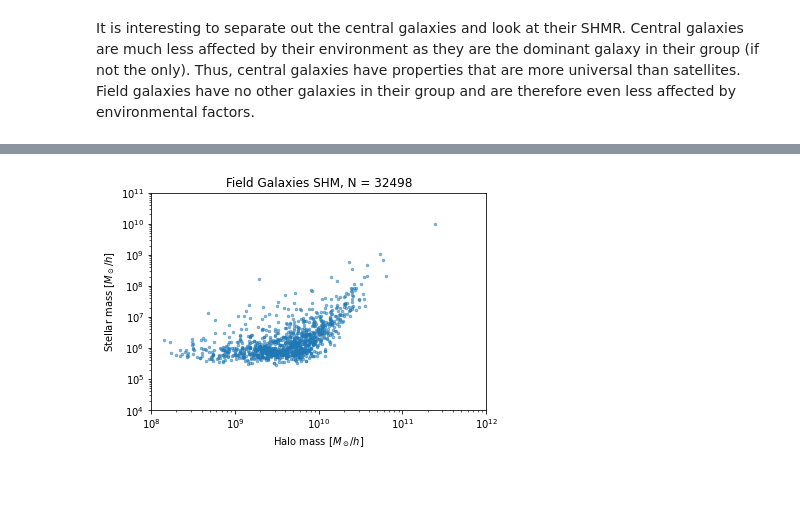
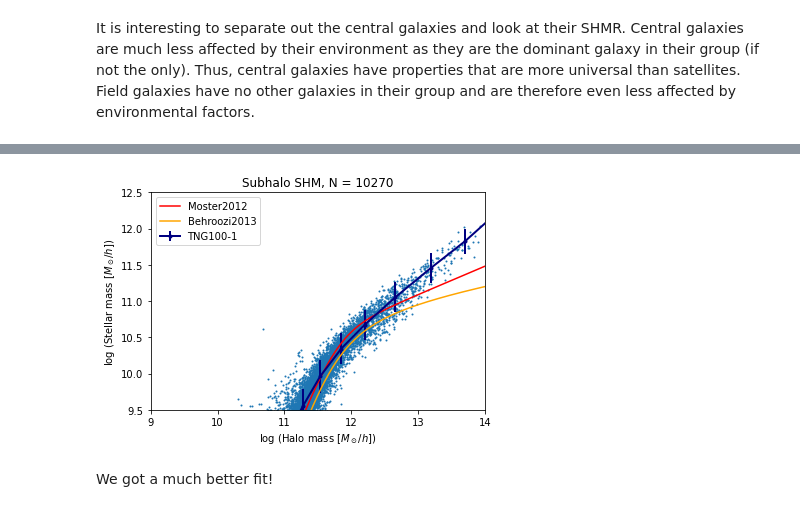
Before and after one commit to choisant/illustris-project, a Jupyter notebook: src/SHMR.ipynb, the cells around one changed output, grey strips where cells are left out. Saved outputs shown, nothing was run; the diff lists cells and outputs as text; code cells hidden in the pictures; blank space fills up the shorter version.

```diff
--- a/src/SHMR.ipynb
+++ b/src/SHMR.ipynb
@@ -103,13 +93,24 @@ plt.show()
-# %%
-#Only field galaxies plot
-area = np.pi*2
-plt.scatter(fieldHaloDmMass,fieldHaloStellarMass, s=area, alpha=0.5)
-plt.axis([10**8, 10**12, 10**4, 10**11])
-plt.xscale("log")
-plt.yscale("log")
-plt.title("Field Galaxies SHM, N = " + str(fields))
-plt.xlabel(r'Halo mass [$ M_\odot /h $]')
-plt.ylabel(r"Stellar mass [$M_\odot /h $]")
-plt.show()
-# %% [output]
-[figure, removed]
+# %%
+dataPath = "../data/tng100-1/cutdata/Subhalo_Centrals_minE9_SM_SMHR.csv"
+dfAll = pd.read_csv(dataPath)
+
+#Convert to log-log
+dfAll["SubhaloMassDM"] = np.log10(dfAll["SubhaloMassDM"]*10**10)
+dfAll["SubhaloMassStellar"] = np.log10(dfAll["SubhaloMassStellar"]*10**10)
+#Calculate mean values
+dfAllmean = meanValuesLogLog(dfAll, 8.0, 14.0, 0.4, "SubhaloMassStellar", "SubhaloMassDM")
+#Create the plot
+fig, ax = plt.subplots(1)
+dfAll.plot.scatter(x = "SubhaloMassDM", y = "SubhaloMassStellar", s = 1, ax = ax)
+dfAllmean.plot(x = "xMean", y = "yMean", yerr = "ySigma", marker='o', linewidth=2, markersize=3, c="navy", label = "TNG100-1", ax=ax)
+#Get double power law fit for Moster 2012
+M2012x,M2012y = doublePowerLaw(b = 1.376, c = 0.608,M1 = 10**11.590, N = 0.0351)
+ax.plot(np.log10(M2012x/h),np.log10(M2012y/h), c="red", label= "Moster2012")
+#Behroozi fit
+B2013x,B2013y = behroozi()
+ax.plot((B2013x),(B2013y), c="orange", label= "Behroozi2013")
+formatPlot()
+# %% [output]
+[figure, added]
+# %% [markdown]
+We got a much better fit!
```
Also changed, not shown: parts of 14 cells of this notebook, 4 other files.
